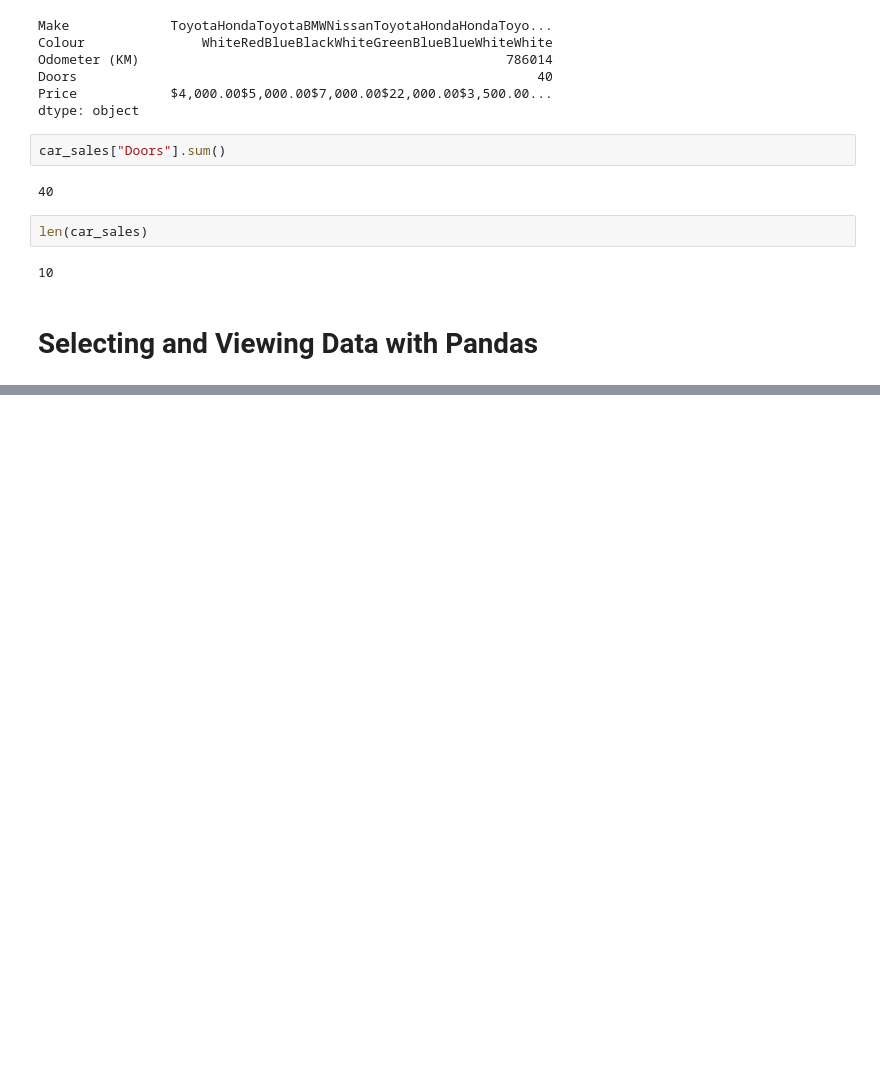
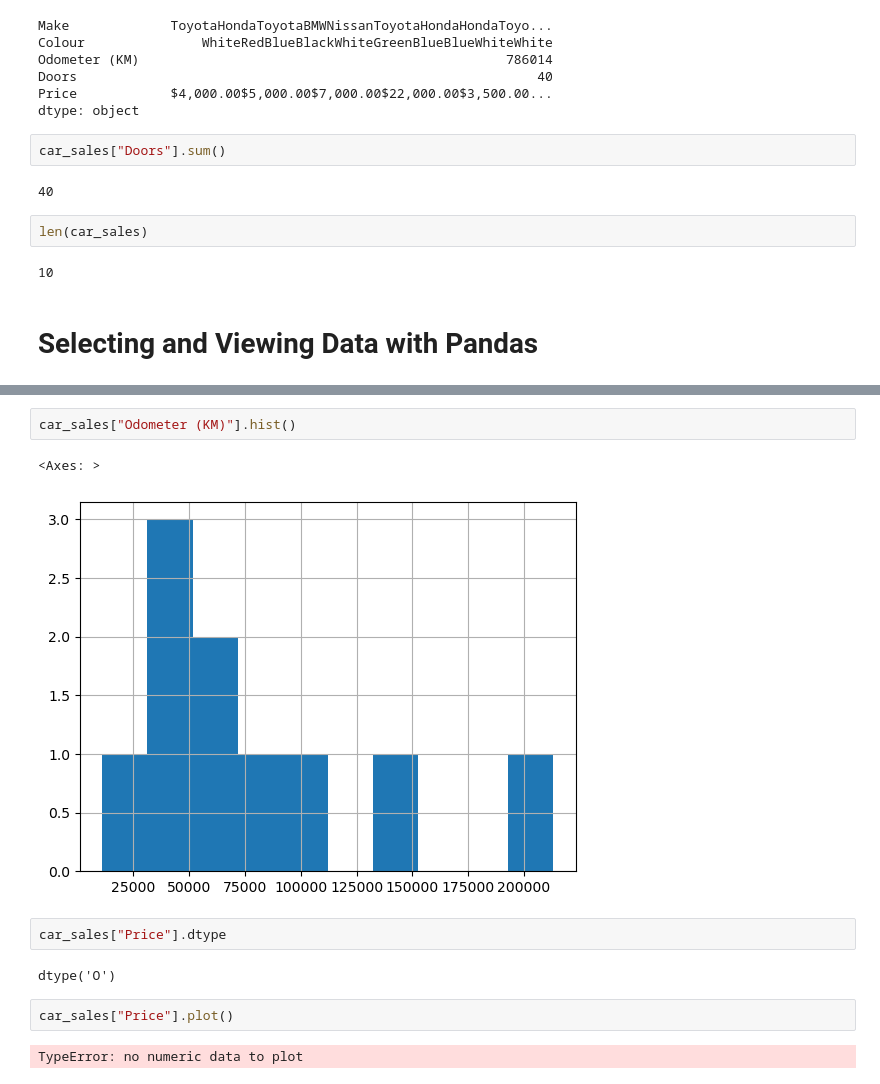
Before and after one commit to aolivas92/zero-to-mastery-ml, a Jupyter notebook: section-17-pandas-for-data-analysis/sample-project/introduction-to-pandas.ipynb, the cells around one changed output, grey strips where cells are left out. Saved outputs shown, nothing was run; the diff lists cells and outputs as text; blank space fills up the shorter version.

Commit message:
Finished Selecting and Viewing Data with Pandas, Section 17

```diff
--- a/section-17-pandas-for-data-analysis/sample-project/introduction-to-pandas.ipynb
+++ b/section-17-pandas-for-data-analysis/sample-project/introduction-to-pandas.ipynb
@@ -168,0 +436,13 @@ len(car_sales)
+# %%
+car_sales["Odometer (KM)"].hist()
+# %% [output]
+<Axes: >
+[figure, added]
+# %%
+car_sales["Price"].dtype
+# %% [output]
+dtype('O')
+# %%
+car_sales["Price"].plot()
+# %% [output]
+TypeError: no numeric data to plot
```
Also changed, not shown: parts of 39 cells of this notebook.
